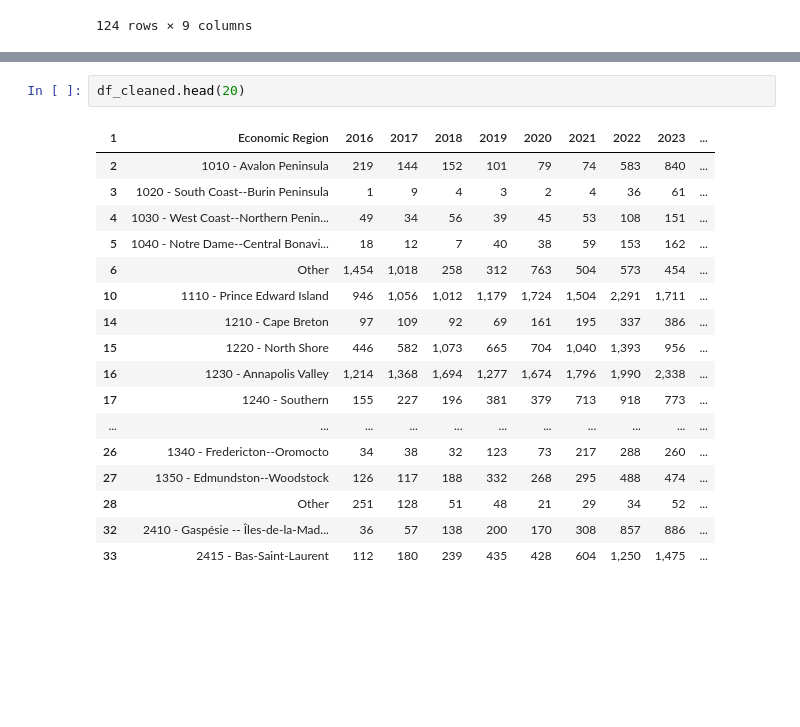
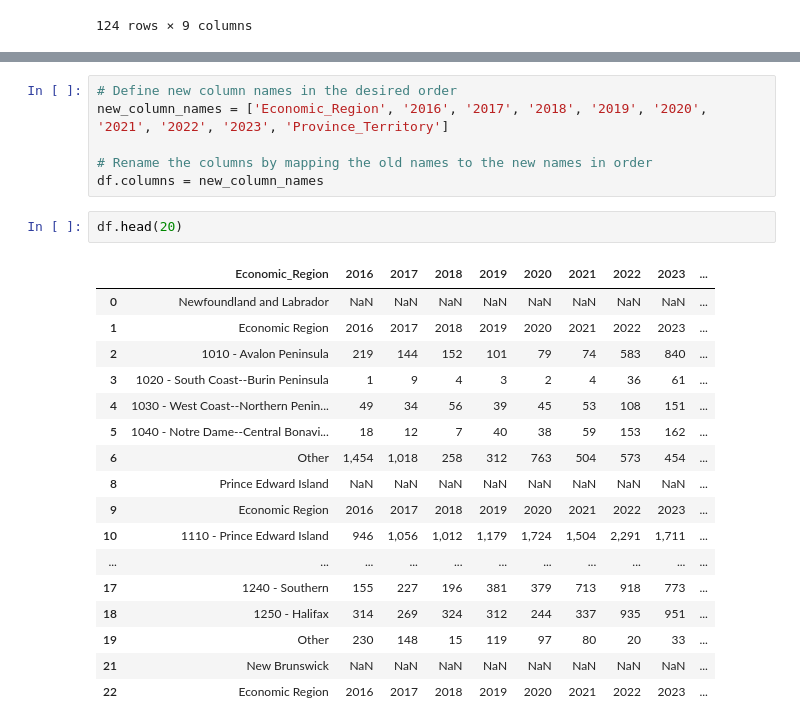
Before and after one commit to JohnNguyenAnh/LMIA_evaluation_project, a Jupyter notebook: EDA data/eda_data_table_03.ipynb, the cells around one changed output, grey strips where cells are left out. Cells and saved outputs as stored; diff of their text form; blank space fills up the shorter version.

```diff
--- a/EDA data/eda_data_table_03.ipynb
+++ b/EDA data/eda_data_table_03.ipynb
@@ -111,20 +80,26 @@ df_cleaned.rename(columns={'Newfoundland and Labrador': 'province_region'}, inpl
+# %%
+# Define new column names in the desired order
+new_column_names = ['Economic_Region', '2016', '2017', '2018', '2019', '2020', '2021', '2022', '2023', 'Province_Territory']
+
+# Rename the columns by mapping the old names to the new names in order
+df.columns = new_column_names
 # %%
-df_cleaned.head(20)
+df.head(20)
 # %% [output]
+|  | Economic_Region | 2016 | 2017 | 2018 | 2019 | 2020 | 2021 | 2022 | 2023 | ... |
+| 0 | Newfoundland and Labrador | NaN | NaN | NaN | NaN | NaN | NaN | NaN | NaN | ... |
 | 1 | Economic Region | 2016 | 2017 | 2018 | 2019 | 2020 | 2021 | 2022 | 2023 | ... |
 | 2 | 1010 - Avalon Peninsula | 219 | 144 | 152 | 101 | 79 | 74 | 583 | 840 | ... |
 | 3 | 1020 - South Coast--Burin Peninsula | 1 | 9 | 4 | 3 | 2 | 4 | 36 | 61 | ... |
 | 4 | 1030 - West Coast--Northern Penin... | 49 | 34 | 56 | 39 | 45 | 53 | 108 | 151 | ... |
 | 5 | 1040 - Notre Dame--Central Bonavi... | 18 | 12 | 7 | 40 | 38 | 59 | 153 | 162 | ... |
 | 6 | Other | 1,454 | 1,018 | 258 | 312 | 763 | 504 | 573 | 454 | ... |
+| 8 | Prince Edward Island | NaN | NaN | NaN | NaN | NaN | NaN | NaN | NaN | ... |
+| 9 | Economic Region | 2016 | 2017 | 2018 | 2019 | 2020 | 2021 | 2022 | 2023 | ... |
 | 10 | 1110 - Prince Edward Island | 946 | 1,056 | 1,012 | 1,179 | 1,724 | 1,504 | 2,291 | 1,711 | ... |
-| 14 | 1210 - Cape Breton | 97 | 109 | 92 | 69 | 161 | 195 | 337 | 386 | ... |
-| 15 | 1220 - North Shore | 446 | 582 | 1,073 | 665 | 704 | 1,040 | 1,393 | 956 | ... |
-| 16 | 1230 - Annapolis Valley | 1,214 | 1,368 | 1,694 | 1,277 | 1,674 | 1,796 | 1,990 | 2,338 | ... |
+| ... | ... | ... | ... | ... | ... | ... | ... | ... | ... | ... |
 | 17 | 1240 - Southern | 155 | 227 | 196 | 381 | 379 | 713 | 918 | 773 | ... |
-| ... | ... | ... | ... | ... | ... | ... | ... | ... | ... | ... |
-| 26 | 1340 - Fredericton--Oromocto | 34 | 38 | 32 | 123 | 73 | 217 | 288 | 260 | ... |
-| 27 | 1350 - Edmundston--Woodstock | 126 | 117 | 188 | 332 | 268 | 295 | 488 | 474 | ... |
-| 28 | Other | 251 | 128 | 51 | 48 | 21 | 29 | 34 | 52 | ... |
-| 32 | 2410 - Gaspésie -- Îles-de-la-Mad... | 36 | 57 | 138 | 200 | 170 | 308 | 857 | 886 | ... |
-| 33 | 2415 - Bas-Saint-Laurent | 112 | 180 | 239 | 435 | 428 | 604 | 1,250 | 1,475 | ... |
+| 18 | 1250 - Halifax | 314 | 269 | 324 | 312 | 244 | 337 | 935 | 951 | ... |
+| 19 | Other | 230 | 148 | 15 | 119 | 97 | 80 | 20 | 33 | ... |
+| 21 | New Brunswick | NaN | NaN | NaN | NaN | NaN | NaN | NaN | NaN | ... |
+| 22 | Economic Region | 2016 | 2017 | 2018 | 2019 | 2020 | 2021 | 2022 | 2023 | ... |
```
Also changed, not shown: parts of 11 cells of this notebook, 28 other files.
